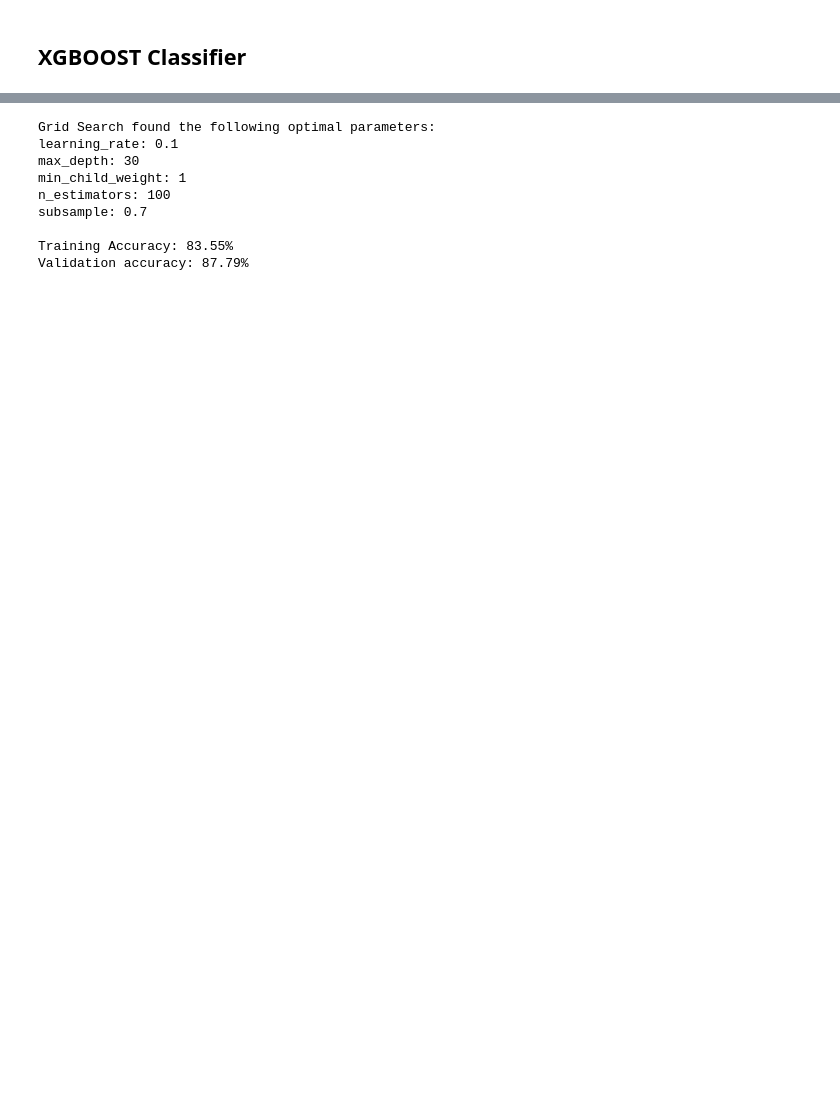
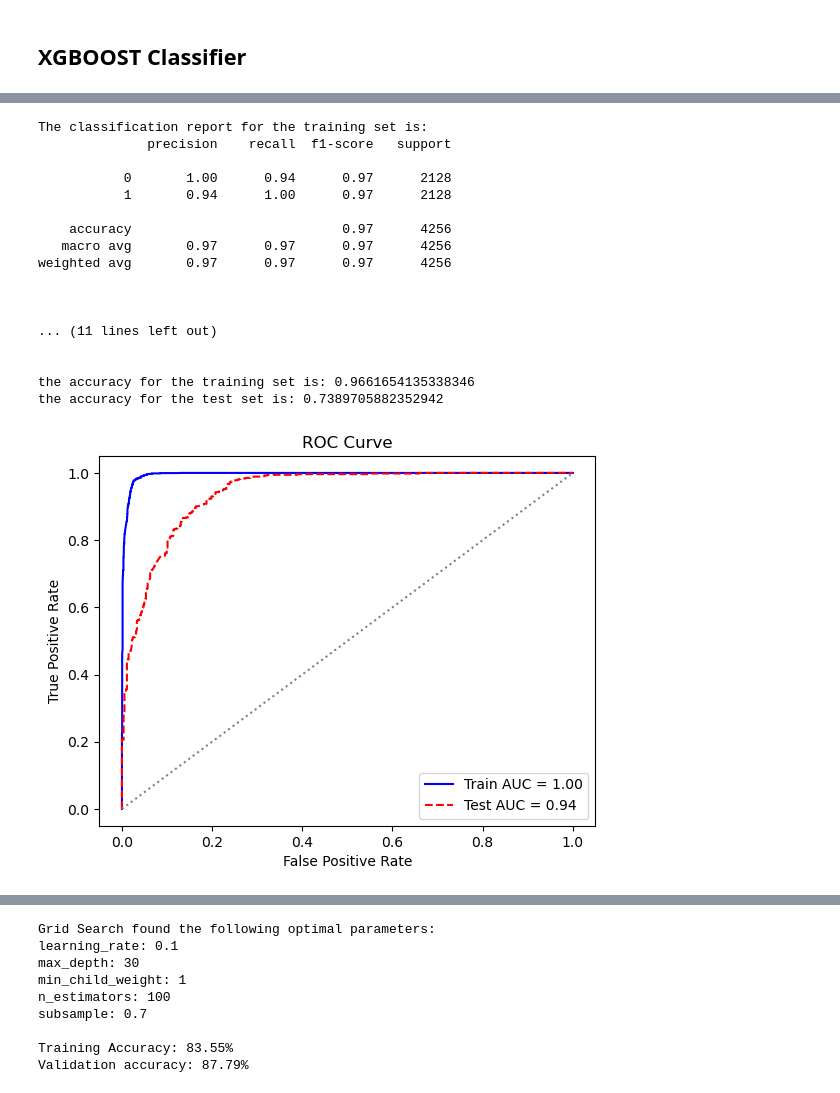
Before and after one commit to Gladwellchebelyon/Twitter-Sentiment-Analysis, a Jupyter notebook: Twitter_Sentiment_Analysis.ipynb, the cells around one changed output, grey strips where cells are left out. Drawn from its saved outputs; the diff is of its cells as text; code cells hidden in the pictures; blank space fills up the shorter version.

```diff
--- a/Twitter_Sentiment_Analysis.ipynb
+++ b/Twitter_Sentiment_Analysis.ipynb
@@ -537,0 +640,61 @@ Validation accuracy: 86.54%
+# %%
+# Instantiate XGBClassifier
+xgb = XGBClassifier()
+
+# Fit XGBClassifier
+xgb.fit(smote_X_train, smote_y_train)
+
+# Predict on training and test sets
+training_preds = xgb.predict(smote_X_train)
+test_preds = xgb.predict(smote_X_test)
+
+## Evaluate the model
+#Look at the classification report
+print('The classification report for the training set is:')
+print(classification_report(smote_y_train, training_preds))
+print('\n')
+print('The classification report for the test set is:')
+print(classification_report(smote_y_test, test_preds))
+print('\n\n')
+#Show accuracy for both sets
+print('the accuracy for the training set is:',accuracy_score(smote_y_train, smote_log_train_pred))
+print('the accuracy for the test set is:', accuracy_score(smote_y_test, smote_test_log_pred))
+print('\n')
+#Create the ROC curve and AUC for both sets
+#start by getting the probability for each od the sets
+clf_train_prob = xgb.predict_proba(smote_X_train)[:, 1]
+clf_test_prob = xgb.predict_proba(smote_X_test)[:, 1]
+#calculate the ROC and auc
+train_fpr, train_tpr, train_threshold = roc_curve(smote_y_train, clf_train_prob)
+train_auc = auc(train_fpr, train_tpr)
+test_fpr, test_tpr, test_threshold = roc_curve(smote_y_test, clf_test_prob)
+test_auc = auc(test_fpr, test_tpr)
+#plot the ROC roc_curve
+plt.figure()
+plt.plot(train_fpr, train_tpr, color='blue', label=f'Train AUC = {train_auc:.2f}')
+plt.plot(test_fpr, test_tpr, color='red', linestyle='--', label=f'Test AUC = {test_auc:.2f}')
+plt.plot([0, 1], [0, 1], color='grey', linestyle=':')
+plt.xlabel('False Positive Rate')
+plt.ylabel('True Positive Rate')
+plt.title('ROC Curve')
+plt.legend(loc='lower right')
+plt.show()
+# %% [output]
+The classification report for the training set is:
+              precision    recall  f1-score   support
+
+           0       1.00      0.94      0.97      2128
+           1       0.94      1.00      0.97      2128
+
+    accuracy                           0.97      4256
+   macro avg       0.97      0.97      0.97      4256
+weighted avg       0.97      0.97      0.97      4256
+
+
+
+... (11 lines left out)
+
+
+the accuracy for the training set is: 0.9661654135338346
+the accuracy for the test set is: 0.7389705882352942
+[figure, added]
```
Also changed, not shown: parts of 35 cells of this notebook.
